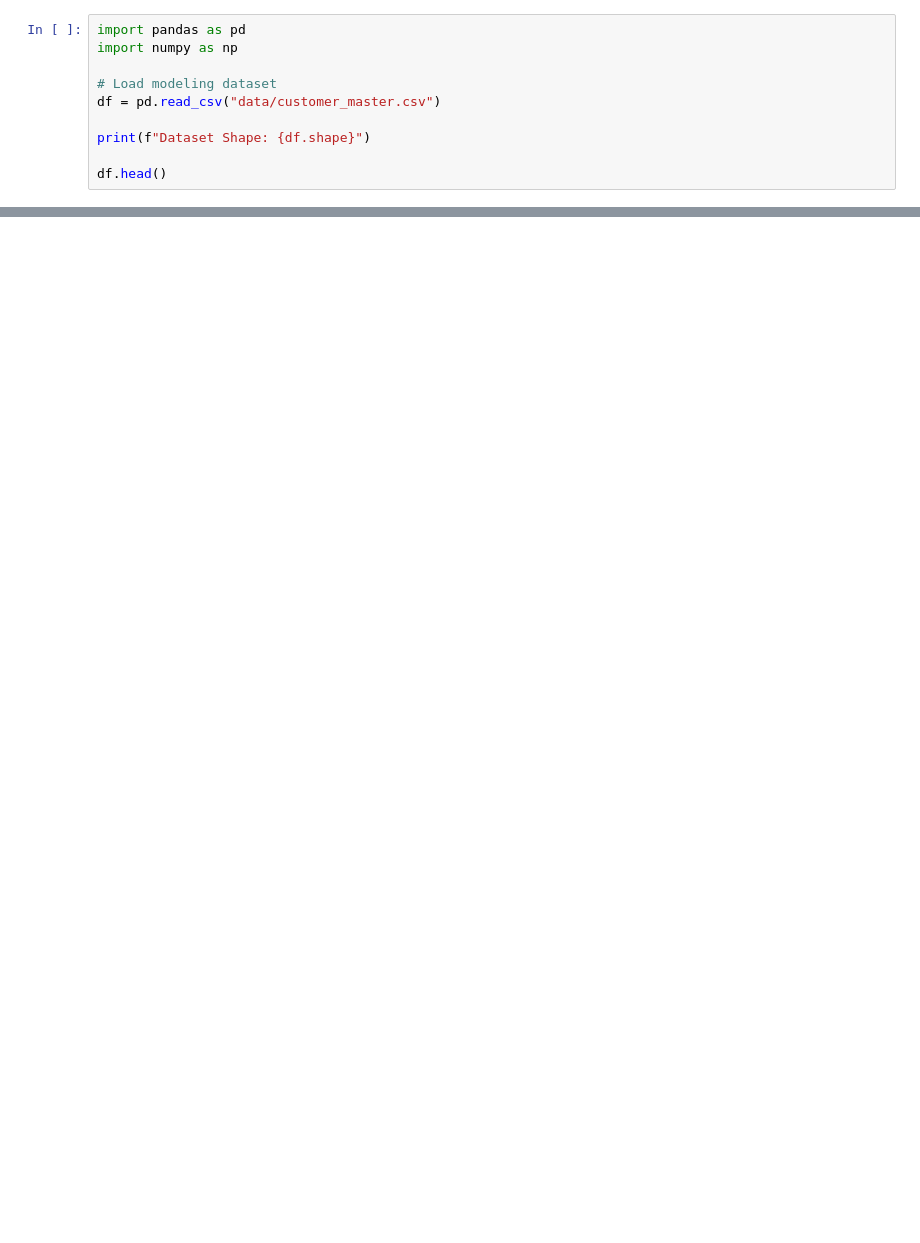
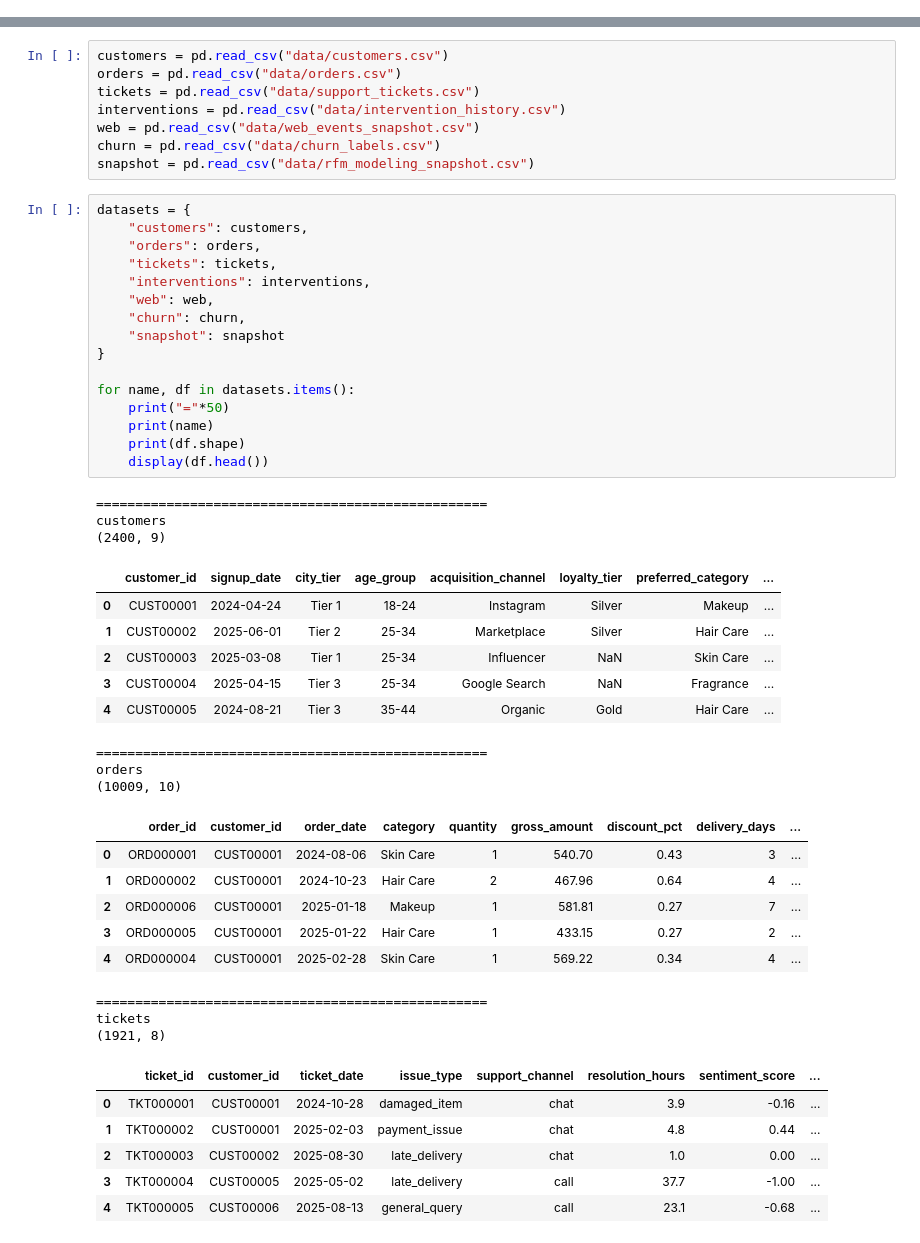
Before and after one commit to Deepika825325/part3-churn-prediction-model-card, a Jupyter notebook: churn_model.ipynb, the cells around one changed output, grey strips where cells are left out. Drawn from its saved outputs; the diff is of its cells as text; blank space fills up the shorter version.

```diff
--- a/churn_model.ipynb
+++ b/churn_model.ipynb
@@ -19,10 +0,0 @@ From a business perspective, the cost of failing to identify a future churner is
-# %%
-import pandas as pd
-import numpy as np
-
-# Load modeling dataset
-df = pd.read_csv("data/customer_master.csv")
-
-print(f"Dataset Shape: {df.shape}")
-
-df.head()
@@ -1759,0 +55,52 @@ The model successfully identifies the majority of future churners and can suppor
+# %%
+customers = pd.read_csv("data/customers.csv")
+orders = pd.read_csv("data/orders.csv")
+tickets = pd.read_csv("data/support_tickets.csv")
+interventions = pd.read_csv("data/intervention_history.csv")
+web = pd.read_csv("data/web_events_snapshot.csv")
+churn = pd.read_csv("data/churn_labels.csv")
+snapshot = pd.read_csv("data/rfm_modeling_snapshot.csv")
+# %%
+datasets = {
+    "customers": customers,
+    "orders": orders,
+    "tickets": tickets,
+    "interventions": interventions,
+    "web": web,
+    "churn": churn,
+    "snapshot": snapshot
+}
+
+for name, df in datasets.items():
+    print("="*50)
+    print(name)
+    print(df.shape)
+    display(df.head())
+# %% [output]
+==================================================
+customers
+(2400, 9)
+|  | customer_id | signup_date | city_tier | age_group | acquisition_channel | loyalty_tier | preferred_category | ... |
+| 0 | CUST00001 | 2024-04-24 | Tier 1 | 18-24 | Instagram | Silver | Makeup | ... |
+| 1 | CUST00002 | 2025-06-01 | Tier 2 | 25-34 | Marketplace | Silver | Hair Care | ... |
+| 2 | CUST00003 | 2025-03-08 | Tier 1 | 25-34 | Influencer | NaN | Skin Care | ... |
+| 3 | CUST00004 | 2025-04-15 | Tier 3 | 25-34 | Google Search | NaN | Fragrance | ... |
+| 4 | CUST00005 | 2024-08-21 | Tier 3 | 35-44 | Organic | Gold | Hair Care | ... |
+==================================================
+orders
+(10009, 10)
+|  | order_id | customer_id | order_date | category | quantity | gross_amount | discount_pct | delivery_days | ... |
+| 0 | ORD000001 | CUST00001 | 2024-08-06 | Skin Care | 1 | 540.70 | 0.43 | 3 | ... |
+| 1 | ORD000002 | CUST00001 | 2024-10-23 | Hair Care | 2 | 467.96 | 0.64 | 4 | ... |
+| 2 | ORD000006 | CUST00001 | 2025-01-18 | Makeup | 1 | 581.81 | 0.27 | 7 | ... |
+| 3 | ORD000005 | CUST00001 | 2025-01-22 | Hair Care | 1 | 433.15 | 0.27 | 2 | ... |
+| 4 | ORD000004 | CUST00001 | 2025-02-28 | Skin Care | 1 | 569.22 | 0.34 | 4 | ... |
+==================================================
+tickets
+(1921, 8)
+|  | ticket_id | customer_id | ticket_date | issue_type | support_channel | resolution_hours | sentiment_score | ... |
+| 0 | TKT000001 | CUST00001 | 2024-10-28 | damaged_item | chat | 3.9 | -0.16 | ... |
+| 1 | TKT000002 | CUST00001 | 2025-02-03 | payment_issue | chat | 4.8 | 0.44 | ... |
+| 2 | TKT000003 | CUST00002 | 2025-08-30 | late_delivery | chat | 1.0 | 0.00 | ... |
+| 3 | TKT000004 | CUST00005 | 2025-05-02 | late_delivery | call | 37.7 | -1.00 | ... |
+| 4 | TKT000005 | CUST00006 | 2025-08-13 | general_query | call | 23.1 | -0.68 | ... |
```
Also changed, not shown: parts of 187 cells of this notebook, 9 other files.
